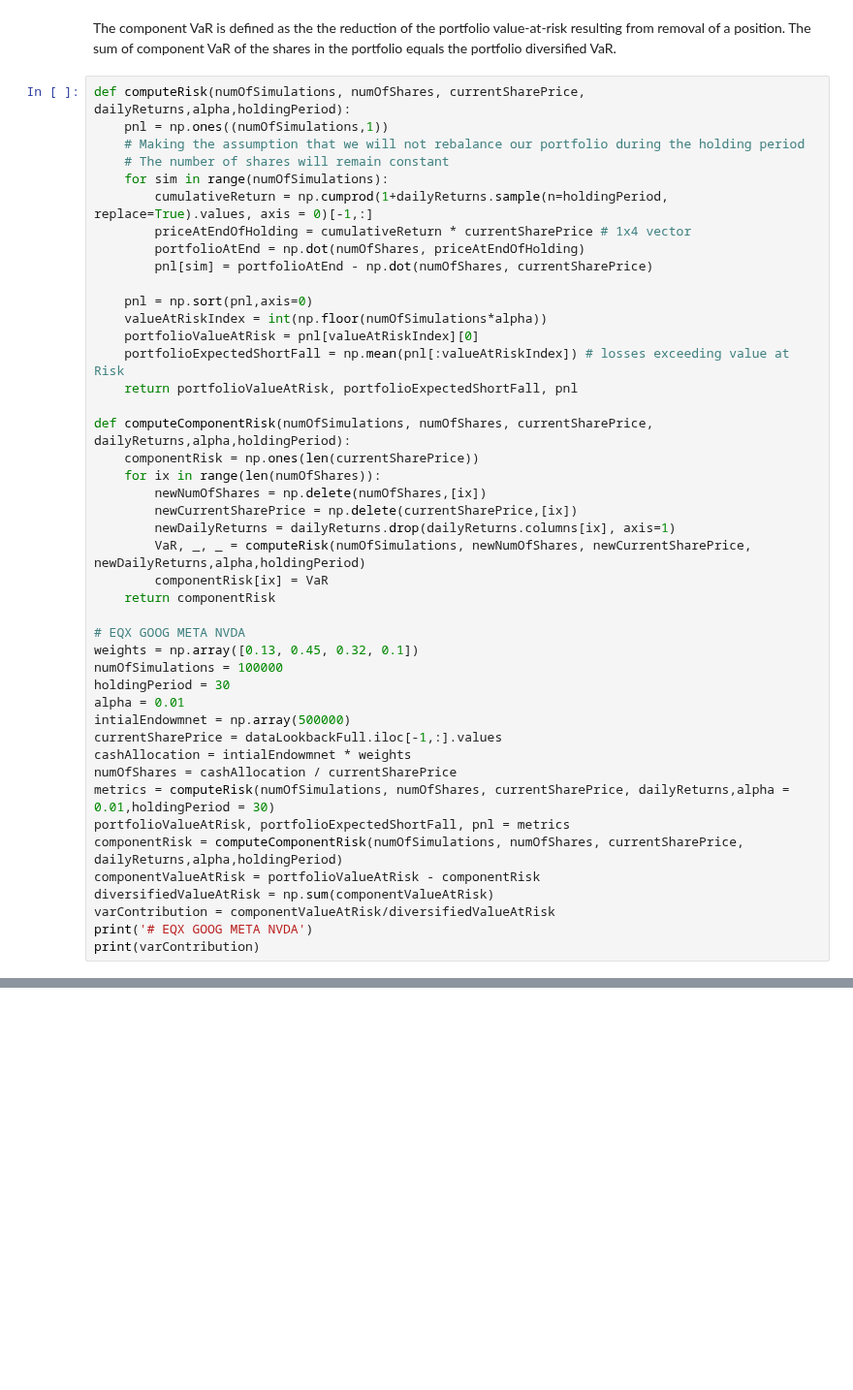
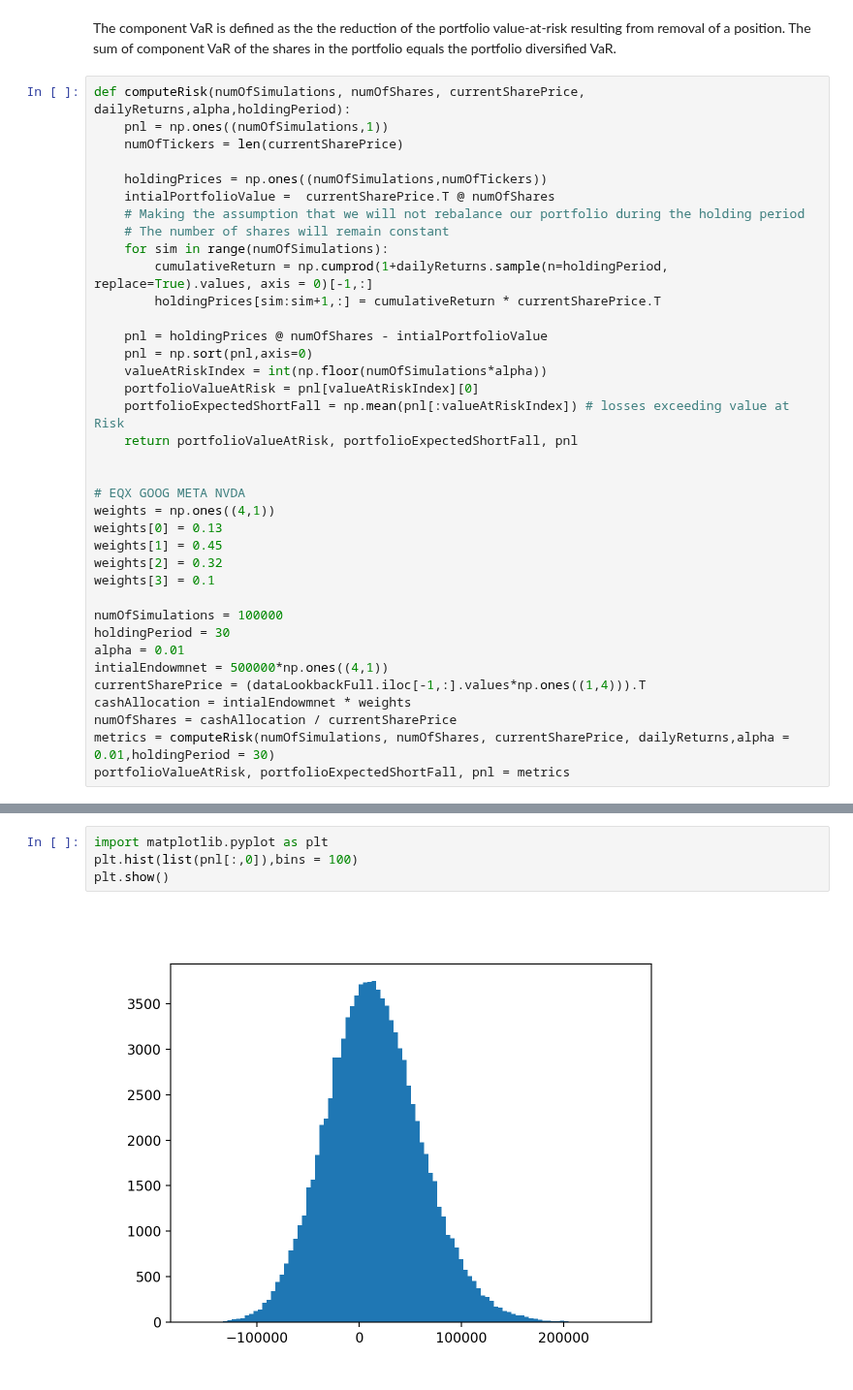
Before and after one commit to tomiadewusi/Case-Study, a Jupyter notebook: caseStudy2.ipynb, the cells around one changed output, grey strips where cells are left out. Shown at 97% size. Saved outputs shown, nothing was run; the diff lists cells and outputs as text; blank space fills up the shorter version.

Commit message:
vectorised version of historical pnl

```diff
--- a/caseStudy2.ipynb
+++ b/caseStudy2.ipynb
@@ -147,44 +126,37 @@ The component VaR is defined as the the reduction of the portfolio value-at-risk
 # %%
 def computeRisk(numOfSimulations, numOfShares, currentSharePrice, dailyReturns,alpha,holdingPeriod):
     pnl = np.ones((numOfSimulations,1))
+    numOfTickers = len(currentSharePrice)
+
+    holdingPrices = np.ones((numOfSimulations,numOfTickers))
+    intialPortfolioValue =  currentSharePrice.T @ numOfShares
     # Making the assumption that we will not rebalance our portfolio during the holding period
     # The number of shares will remain constant
     for sim in range(numOfSimulations):
         cumulativeReturn = np.cumprod(1+dailyReturns.sample(n=holdingPeriod, replace=True).values, axis = 0)[-1,:]
-        priceAtEndOfHolding = cumulativeReturn * currentSharePrice # 1x4 vector
-        portfolioAtEnd = np.dot(numOfShares, priceAtEndOfHolding)
-        pnl[sim] = portfolioAtEnd - np.dot(numOfShares, currentSharePrice)
+        holdingPrices[sim:sim+1,:] = cumulativeReturn * currentSharePrice.T
 
+    pnl = holdingPrices @ numOfShares - intialPortfolioValue
     pnl = np.sort(pnl,axis=0)
     valueAtRiskIndex = int(np.floor(numOfSimulations*alpha))
     portfolioValueAtRisk = pnl[valueAtRiskIndex][0]
     portfolioExpectedShortFall = np.mean(pnl[:valueAtRiskIndex]) # losses exceeding value at Risk
     return portfolioValueAtRisk, portfolioExpectedShortFall, pnl
 
-def computeComponentRisk(numOfSimulations, numOfShares, currentSharePrice, dailyReturns,alpha,holdingPeriod):
-    componentRisk = np.ones(len(currentSharePrice))
-    for ix in range(len(numOfShares)):
-        newNumOfShares = np.delete(numOfShares,[ix])
-        newCurrentSharePrice = np.delete(currentSharePrice,[ix])
-        newDailyReturns = dailyReturns.drop(dailyReturns.columns[ix], axis=1)
-        VaR, _, _ = computeRisk(numOfSimulations, newNumOfShares, newCurrentSharePrice, newDailyReturns,alpha,holdingPeriod)
-        componentRisk[ix] = VaR
-    return componentRisk
 
 # EQX GOOG META NVDA
-weights = np.array([0.13, 0.45, 0.32, 0.1])
+weights = np.ones((4,1))
+weights[0] = 0.13
+weights[1] = 0.45
+weights[2] = 0.32
+weights[3] = 0.1
+
 numOfSimulations = 100000
 holdingPeriod = 30
 alpha = 0.01
-intialEndowmnet = np.array(500000)
-currentSharePrice = dataLookbackFull.iloc[-1,:].values
+intialEndowmnet = 500000*np.ones((4,1))
+currentSharePrice = (dataLookbackFull.iloc[-1,:].values*np.ones((1,4))).T
 cashAllocation = intialEndowmnet * weights
 numOfShares = cashAllocation / currentSharePrice
 metrics = computeRisk(numOfSimulations, numOfShares, currentSharePrice, dailyReturns,alpha = 0.01,holdingPeriod = 30)
 portfolioValueAtRisk, portfolioExpectedShortFall, pnl = metrics
-componentRisk = computeComponentRisk(numOfSimulations, numOfShares, currentSharePrice, dailyReturns,alpha,holdingPeriod)
-componentValueAtRisk = portfolioValueAtRisk - componentRisk
-diversifiedValueAtRisk = np.sum(componentValueAtRisk)
-varContribution = componentValueAtRisk/diversifiedValueAtRisk
-print('# EQX GOOG META NVDA')
-print(varContribution)
@@ -193,0 +163,6 @@ print(varContribution)
+# %%
+import matplotlib.pyplot as plt
+plt.hist(list(pnl[:,0]),bins = 100)
+plt.show()
+# %% [output]
+[figure, added]
```
Also changed, not shown: parts of 5 cells of this notebook.
